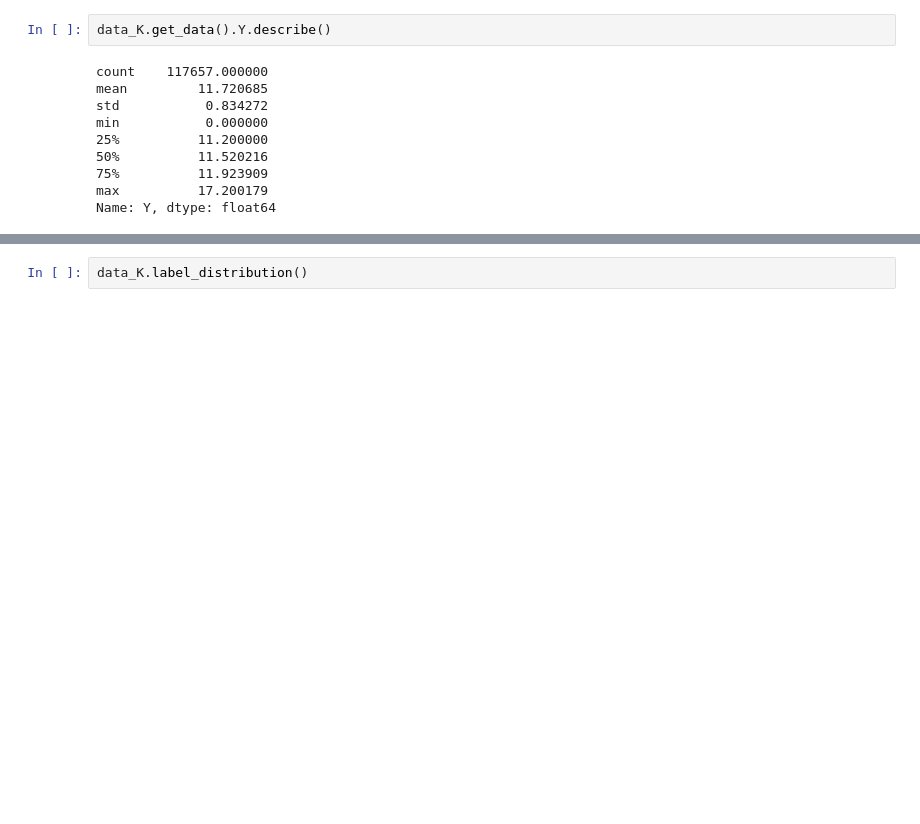
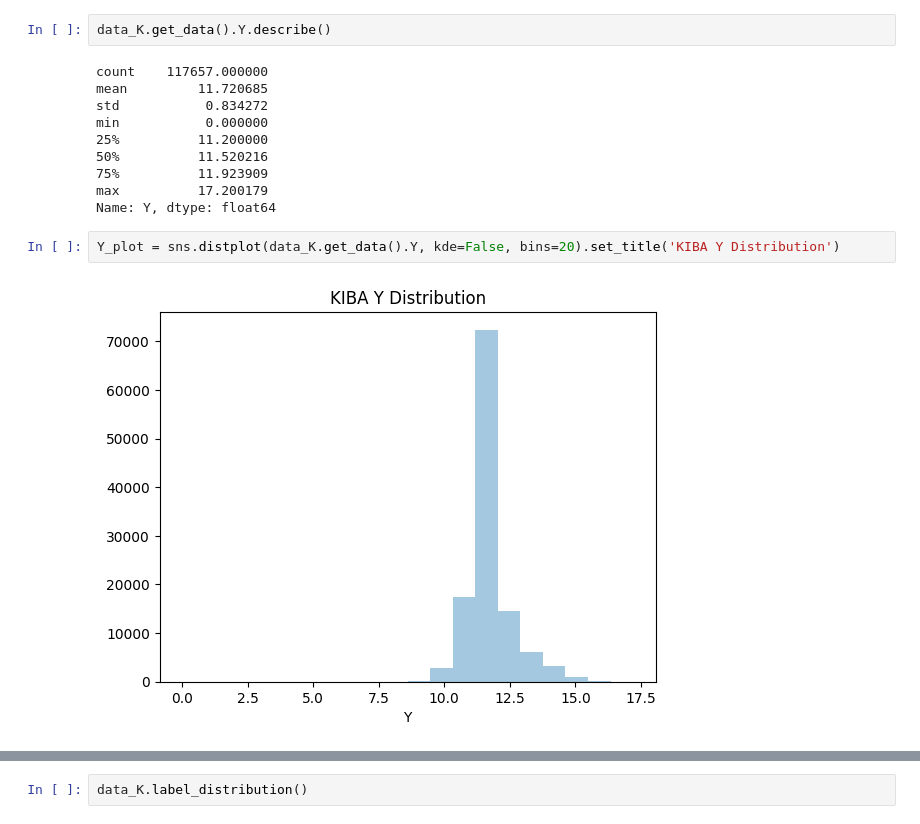
Before and after one commit to luisfsferreira/SI_Bioinformatica, a Jupyter notebook: Start.ipynb, the cells around one changed output, grey strips where cells are left out. Cells and saved outputs as stored; diff of their text form; blank space fills up the shorter version.

```diff
--- a/Start.ipynb
+++ b/Start.ipynb
@@ -40,3 +54,7 @@ min           0.000000
 75%          11.923909
 max          17.200179
 Name: Y, dtype: float64
+# %%
+Y_plot = sns.distplot(data_K.get_data().Y, kde=False, bins=20).set_title('KIBA Y Distribution')
+# %% [output]
+[figure, added]
```
Also changed, not shown: parts of 59 cells of this notebook.
